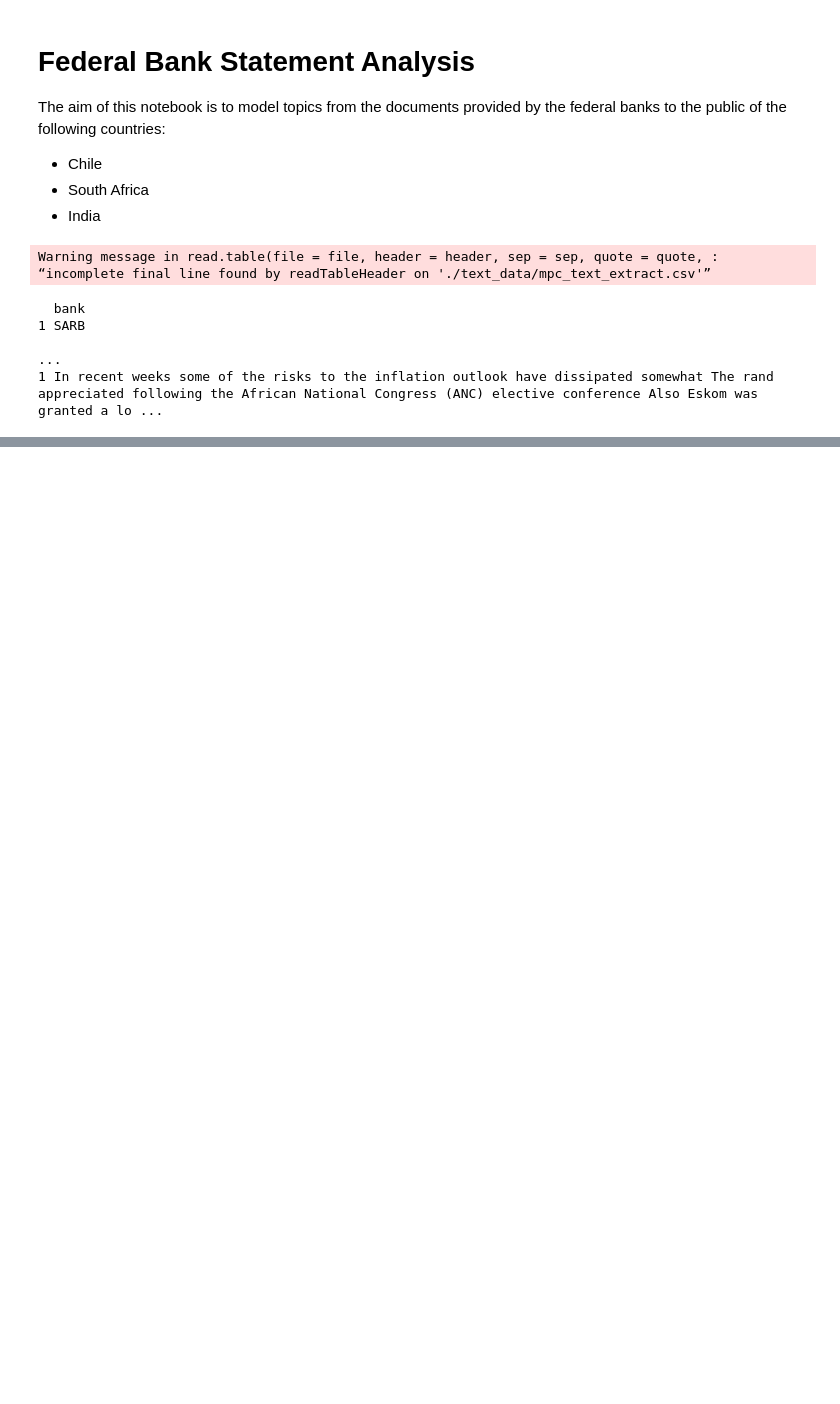
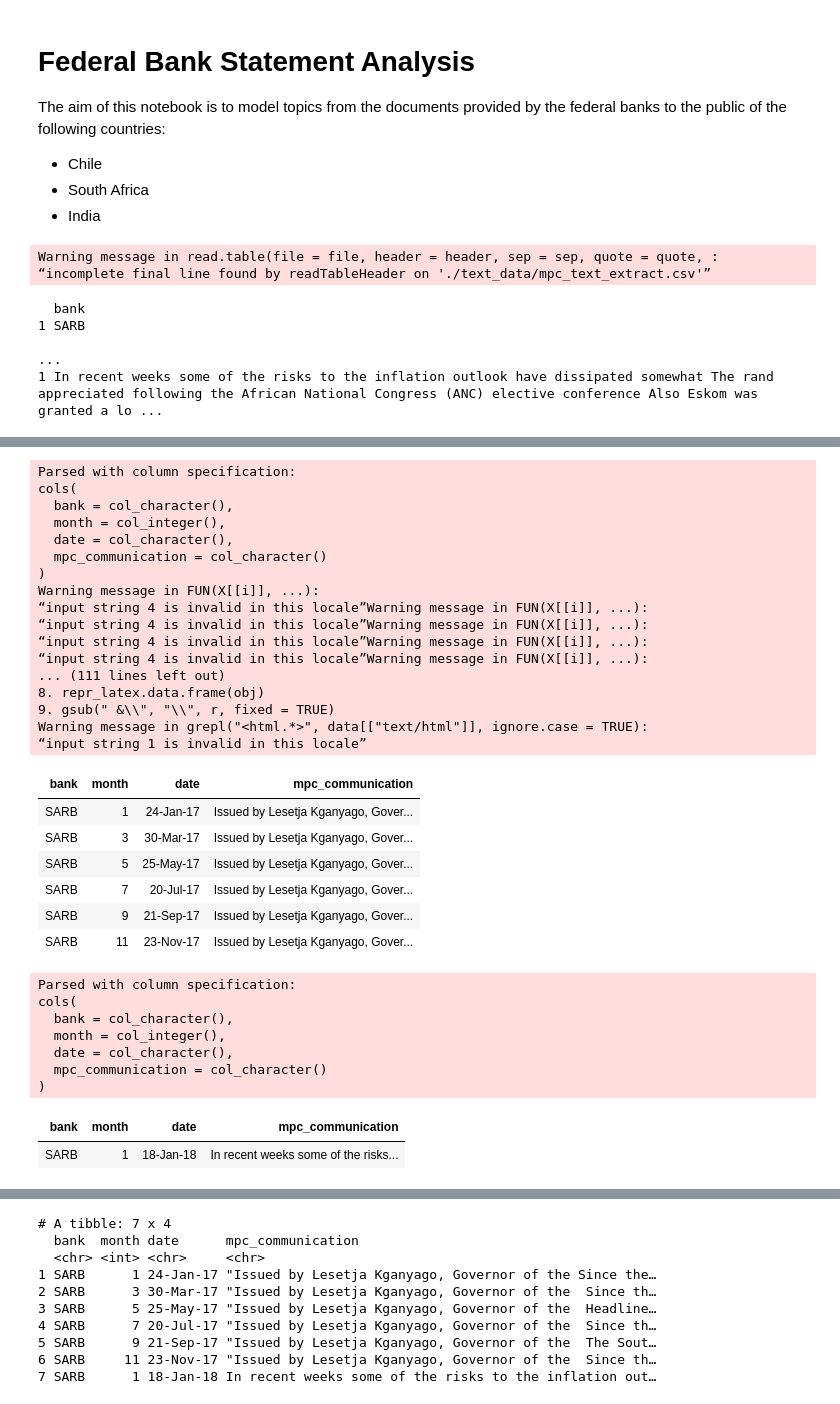
Before and after one commit to charlVSchoor/Viegi, a Jupyter notebook: src/federeal_bank_public_statements.ipynb, the cells around one changed output, grey strips where cells are left out. Saved outputs shown, nothing was run; the diff lists cells and outputs as text; code cells hidden in the pictures; blank space fills up the shorter version.

```diff
--- a/src/federeal_bank_public_statements.ipynb
+++ b/src/federeal_bank_public_statements.ipynb
@@ -30,0 +52,41 @@ set.seed(1234)
+# %%
+mpc_extract_17 <- read_csv("./data/text_extract/2017/mpc_text_extract_17.csv")
+mpc_extract_17
+mpc_extract_18 <- read_csv("./data/text_extract/2018/mpc_text_extract_18.csv")
+mpc_extract_18
+mpc_extract <- bind_rows(mpc_extract_17, mpc_extract_18)
+print(mpc_extract)
+# %% [output]
+Parsed with column specification:
+cols(
+  bank = col_character(),
+  month = col_integer(),
+  date = col_character(),
+  mpc_communication = col_character()
+)
+Warning message in FUN(X[[i]], ...):
+“input string 4 is invalid in this locale”Warning message in FUN(X[[i]], ...):
+“input string 4 is invalid in this locale”Warning message in FUN(X[[i]], ...):
+“input string 4 is invalid in this locale”Warning message in FUN(X[[i]], ...):
+“input string 4 is invalid in this locale”Warning message in FUN(X[[i]], ...):
+... (111 lines left out)
+8. repr_latex.data.frame(obj)
+9. gsub(" &\\", "\\", r, fixed = TRUE)
+Warning message in grepl("<html.*>", data[["text/html"]], ignore.case = TRUE):
+“input string 1 is invalid in this locale”
+| bank | month | date | mpc_communication |
+| SARB | 1 | 24-Jan-17 | Issued by Lesetja Kganyago, Gover... |
+| SARB | 3 | 30-Mar-17 | Issued by Lesetja Kganyago, Gover... |
+| SARB | 5 | 25-May-17 | Issued by Lesetja Kganyago, Gover... |
+| SARB | 7 | 20-Jul-17 | Issued by Lesetja Kganyago, Gover... |
+| SARB | 9 | 21-Sep-17 | Issued by Lesetja Kganyago, Gover... |
+| SARB | 11 | 23-Nov-17 | Issued by Lesetja Kganyago, Gover... |
+Parsed with column specification:
+cols(
+  bank = col_character(),
+  month = col_integer(),
+  date = col_character(),
+  mpc_communication = col_character()
+)
+| bank | month | date | mpc_communication |
+| SARB | 1 | 18-Jan-18 | In recent weeks some of the risks... |
@@ -30,0 +99,10 @@ set.seed(1234)
+# A tibble: 7 x 4
+  bank  month date      mpc_communication
+  <chr> <int> <chr>     <chr>
+1 SARB      1 24-Jan-17 "Issued by Lesetja Kganyago, Governor of the Since the…
+2 SARB      3 30-Mar-17 "Issued by Lesetja Kganyago, Governor of the  Since th…
+3 SARB      5 25-May-17 "Issued by Lesetja Kganyago, Governor of the  Headline…
+4 SARB      7 20-Jul-17 "Issued by Lesetja Kganyago, Governor of the  Since th…
+5 SARB      9 21-Sep-17 "Issued by Lesetja Kganyago, Governor of the  The Sout…
+6 SARB     11 23-Nov-17 "Issued by Lesetja Kganyago, Governor of the  Since th…
+7 SARB      1 18-Jan-18 In recent weeks some of the risks to the inflation out…
```
Also changed, not shown: parts of 4 cells of this notebook, 18 other files.
